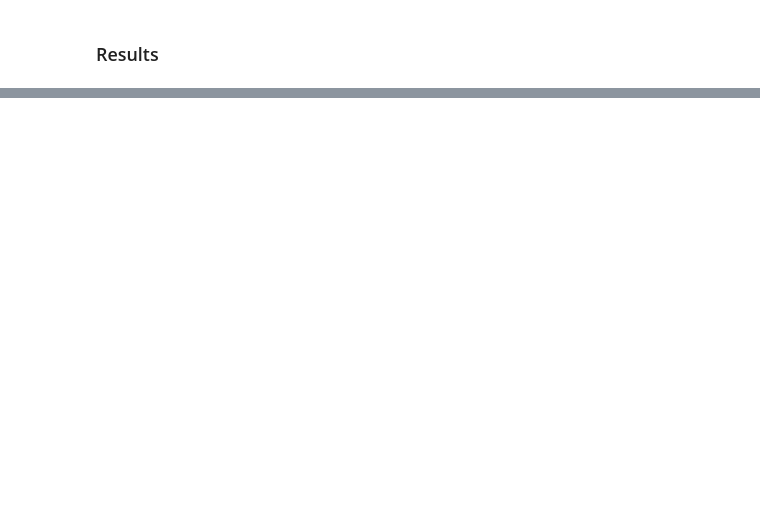
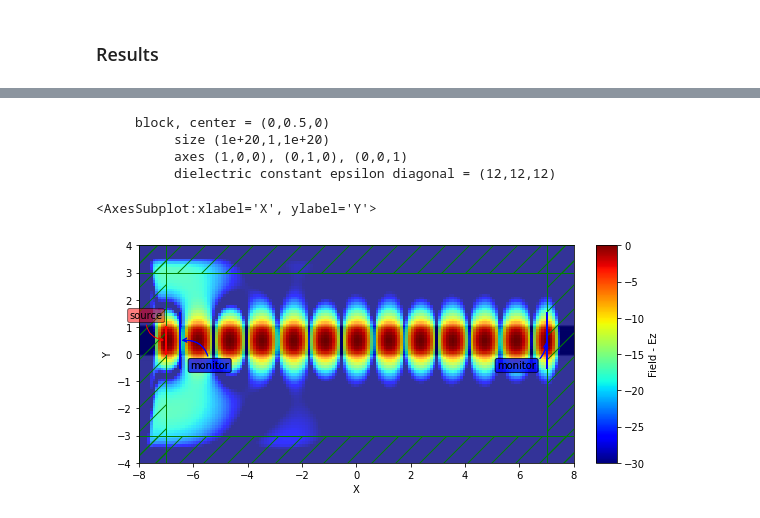
Before and after one commit to adophobr/PhotonicIntegratedCircuits, a Jupyter notebook: jupyter/meep/waveguide_example.ipynb, the cells around one changed output, grey strips where cells are left out. Drawn from its saved outputs; the diff is of its cells as text; code cells hidden in the pictures; blank space fills up the shorter version.

```diff
--- a/jupyter/meep/waveguide_example.ipynb
+++ b/jupyter/meep/waveguide_example.ipynb
@@ -154,0 +163,38 @@ sim.plot2D(
+# %%
+def field_func_dB(x):
+    x_dB = 10*np.log10(x*np.conjugate(x))
+    x_norm = x_dB - x_dB.max()
+    x_norm[np.where(x_norm < -30)] = -30
+    return x_norm
+field_parameters={
+    "alpha": 0.8,
+    "cmap": "jet",
+    "interpolation": "none",
+    "post_process": field_func_dB,
+    "colorbar":True,
+}
+colorbar_parameters={
+    "label":'Field - Ez',
+    "orientation":'vertical',
+    "extend":'neither',
+    "format":None,
+    "position":'right',
+    "size":'5%',
+    "pad":'5%',
+}
+fig=plt.figure(figsize=(12,4))
+sim.plot2D(
+    output_plane=mp.Volume(center=mp.Vector3(0,0,0), size=mp.Vector3(16,16,0)),
+    labels='Teste',
+    monitor_parameters=monitor_parameters,
+    source_parameters=source_parameters,
+    fields=mp.Ez,
+    field_parameters=field_parameters,
+    colorbar_parameters=colorbar_parameters)
+# %% [output]
+     block, center = (0,0.5,0)
+          size (1e+20,1,1e+20)
+          axes (1,0,0), (0,1,0), (0,0,1)
+          dielectric constant epsilon diagonal = (12,12,12)
+<AxesSubplot:xlabel='X', ylabel='Y'>
+[figure, added]
```
Also changed, not shown: parts of 3 cells of this notebook.
